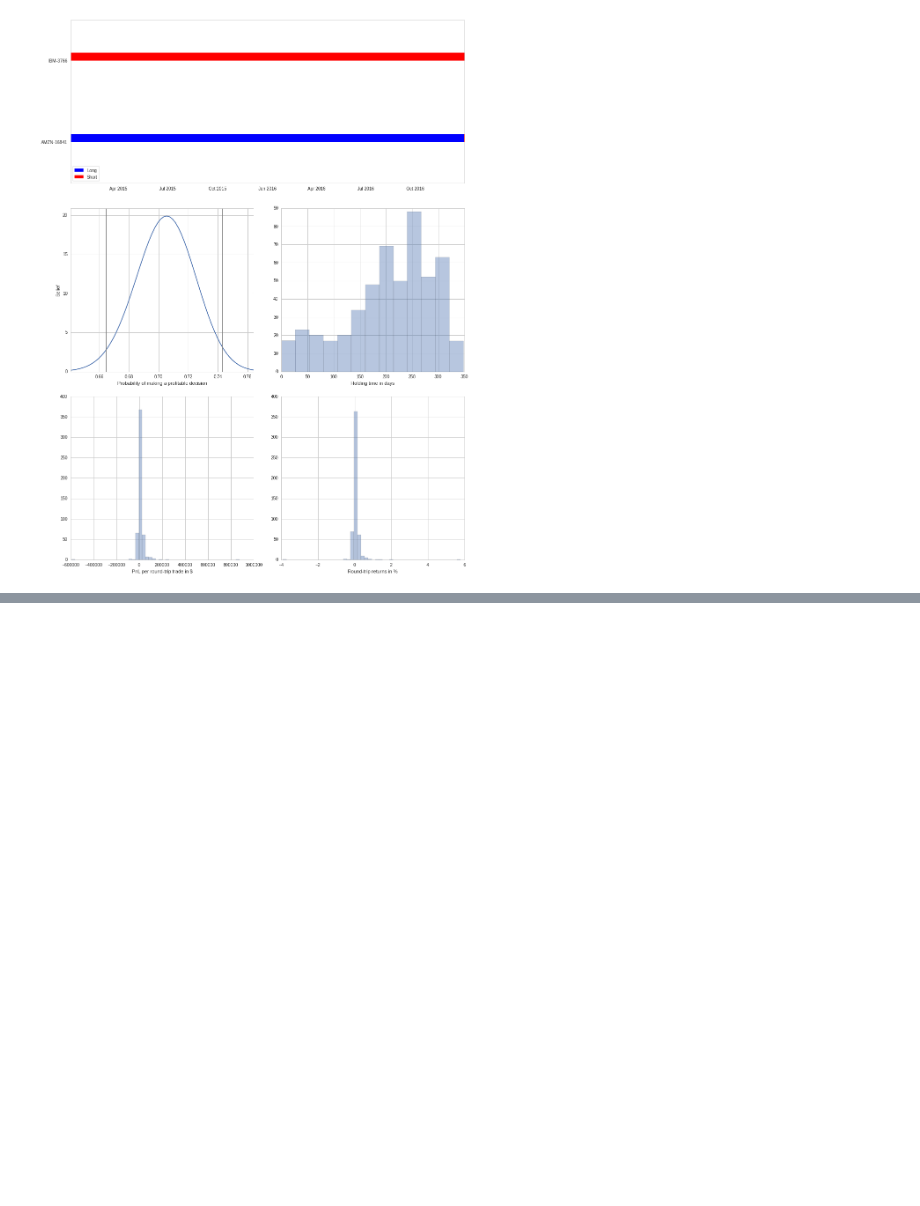
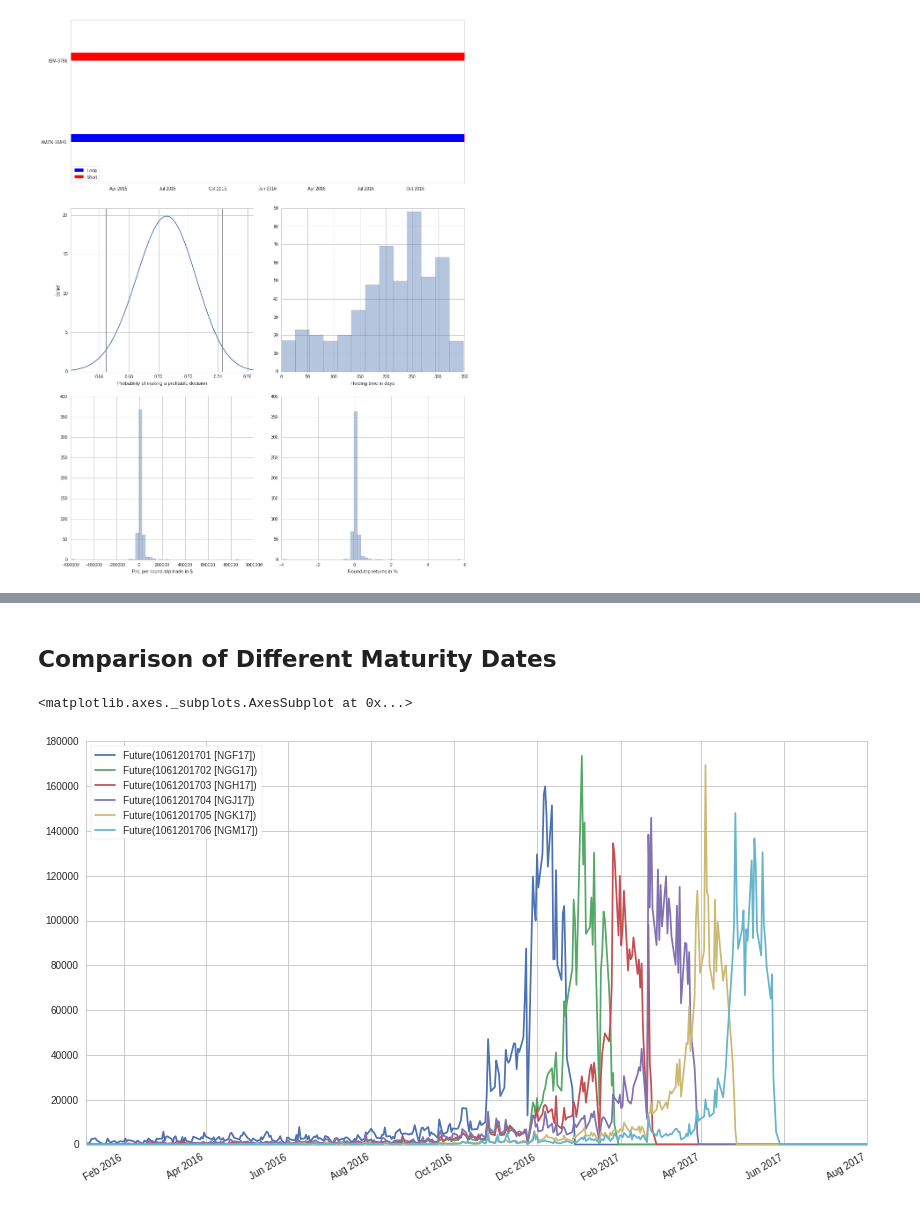
Before and after one commit to inantubek/Udemy, a Jupyter notebook: Python-for-Finance/My_Notes/10-Advanced_Quantopian.ipynb, the cells around one changed output, grey strips where cells are left out. Cells and saved outputs as stored; diff of their text form; code cells hidden in the pictures; blank space fills up the shorter version.

```diff
--- a/Python-for-Finance/My_Notes/10-Advanced_Quantopian.ipynb
+++ b/Python-for-Finance/My_Notes/10-Advanced_Quantopian.ipynb
@@ -816,0 +1073,15 @@ pf.create_round_trip_tear_sheet(bt_returns, bt_positions, bt_transactions);
+# %% [markdown]
+## Comparison of Different Maturity Dates
+# %%
+ng_contracts = symbols(['NGF17', 'NGG17', 'NGH17', 'NGJ17', 'NGK17', 'NGM17'])
+# %%
+ng_consecutive_contract_volume = history(ng_contracts,
+                                         fields='volume',
+                                         frequency='daily',
+                                         start='2016-01-01',
+                                         end='2017-08-01')
+# %%
+ng_consecutive_contract_volume.plot()
+# %% [output]
+<matplotlib.axes._subplots.AxesSubplot at 0x...>
+[figure, added]
```
Also changed, not shown: parts of 46 cells of this notebook, 1 other file.
